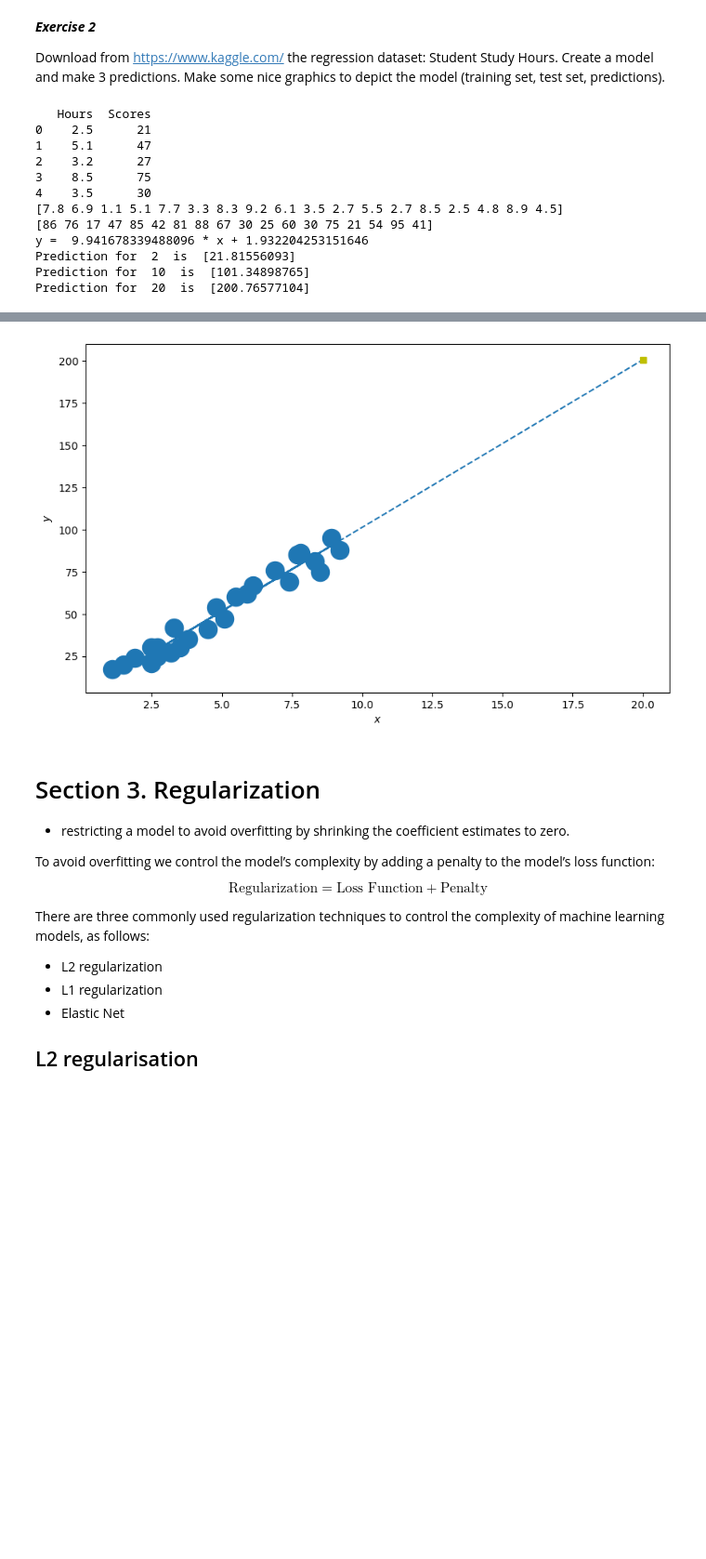
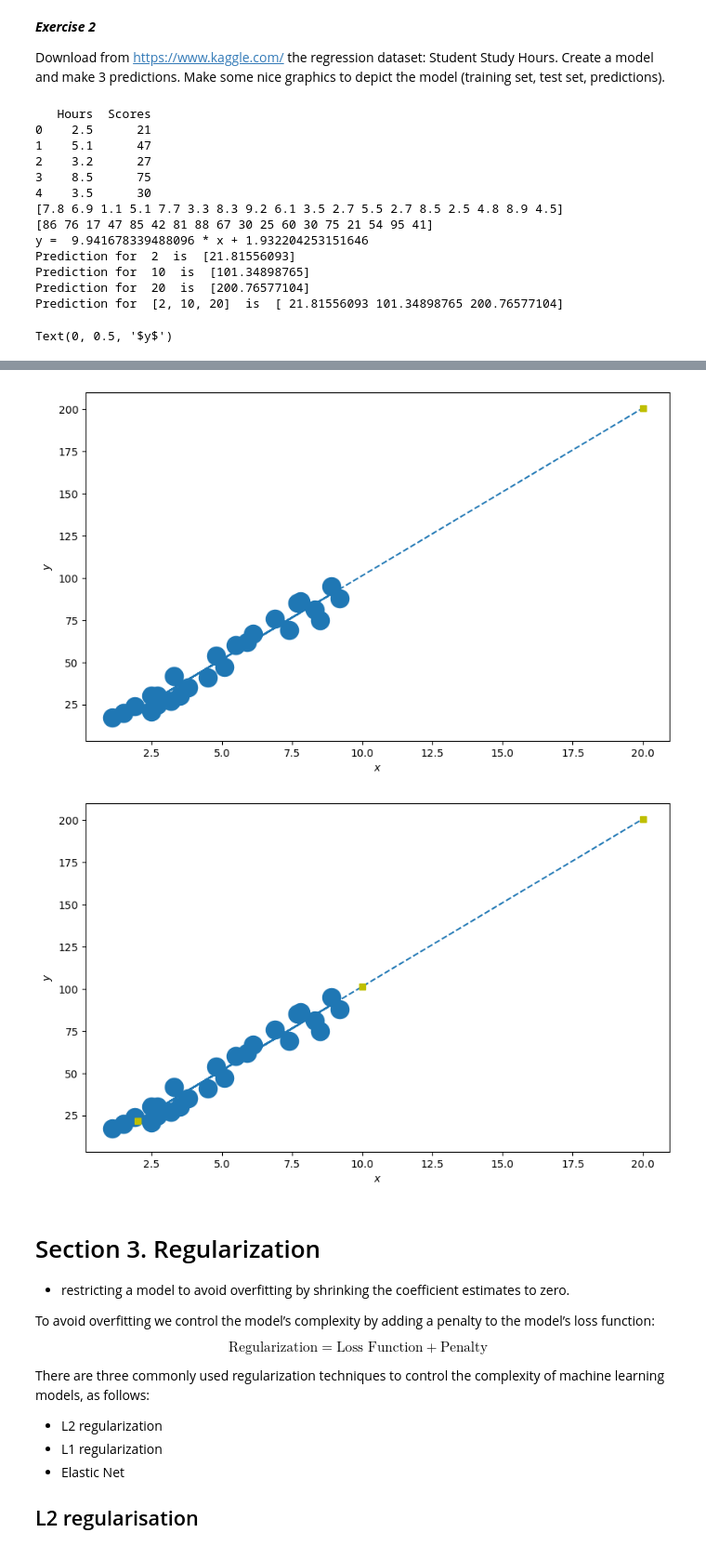
Before and after one commit to x64alex/AI, a Jupyter notebook: Lab2/AI_lab2_2023.ipynb, the cells around one changed output, grey strips where cells are left out. Shown at 93% size. Drawn from its saved outputs; the diff is of its cells as text; code cells hidden in the pictures; blank space fills up the shorter version.

```diff
--- a/Lab2/AI_lab2_2023.ipynb
+++ b/Lab2/AI_lab2_2023.ipynb
@@ -677,38 +714,58 @@ b = lr.intercept_ # a scalar
 
 print("y = ",a, "* x +", b)
 
-#Predictions
+#Predictions in 3 graphics
 for i in [2,10,20]:
     pred = lr.predict([[i]])
     fig_scat, ax_scat = plt.subplots(1,1, figsize=(10,6))
     print("Prediction for ",str(i), " is ",str(pred))
 
     x = X.T
 
     best_fit = b + a * (np.append(x, [i]))
 
     ax_scat.scatter(x, y, s=300, label='Training Data')
     ax_scat.plot(np.append(x,[i]), best_fit, ls='--', label='Best Fit Line')
 
     ax_scat.plot([i],pred, "ys", label="LinearRegression")
     ax_scat.set_xlabel(r'$x$')
     ax_scat.set_ylabel(r'$y$')
+
+#Predictions in 1 graphic
+i = [2,10,20]
+pred = lr.predict([[2],[10],[20]])
+fig_scat, ax_scat = plt.subplots(1,1, figsize=(10,6))
+print("Prediction for ",str(i), " is ",str(pred))
+
+x = X.T
+
+best_fit = b + a * (np.append(x, i))
+
+ax_scat.scatter(x, y, s=300, label='Training Data')
+ax_scat.plot(np.append(x,i), best_fit, ls='--', label='Best Fit Line')
+
+ax_scat.plot(i,pred, "ys", label="LinearRegression")
+ax_scat.set_xlabel(r'$x$')
+ax_scat.set_ylabel(r'$y$')
 # %% [output]
    Hours  Scores
 0    2.5      21
 1    5.1      47
 2    3.2      27
 3    8.5      75
 4    3.5      30
 [7.8 6.9 1.1 5.1 7.7 3.3 8.3 9.2 6.1 3.5 2.7 5.5 2.7 8.5 2.5 4.8 8.9 4.5]
 [86 76 17 47 85 42 81 88 67 30 25 60 30 75 21 54 95 41]
 y =  9.941678339488096 * x + 1.932204253151646
 Prediction for  2  is  [21.81556093]
 Prediction for  10  is  [101.34898765]
 Prediction for  20  is  [200.76577104]
+Prediction for  [2, 10, 20]  is  [ 21.81556093 101.34898765 200.76577104]
+Text(0, 0.5, '$y$')
 [figure]
 [figure]
 [figure]
+[figure, added]
 # %% [markdown]
 # Section 3. Regularization
 
```
Also changed, not shown: parts of 2 cells of this notebook.
